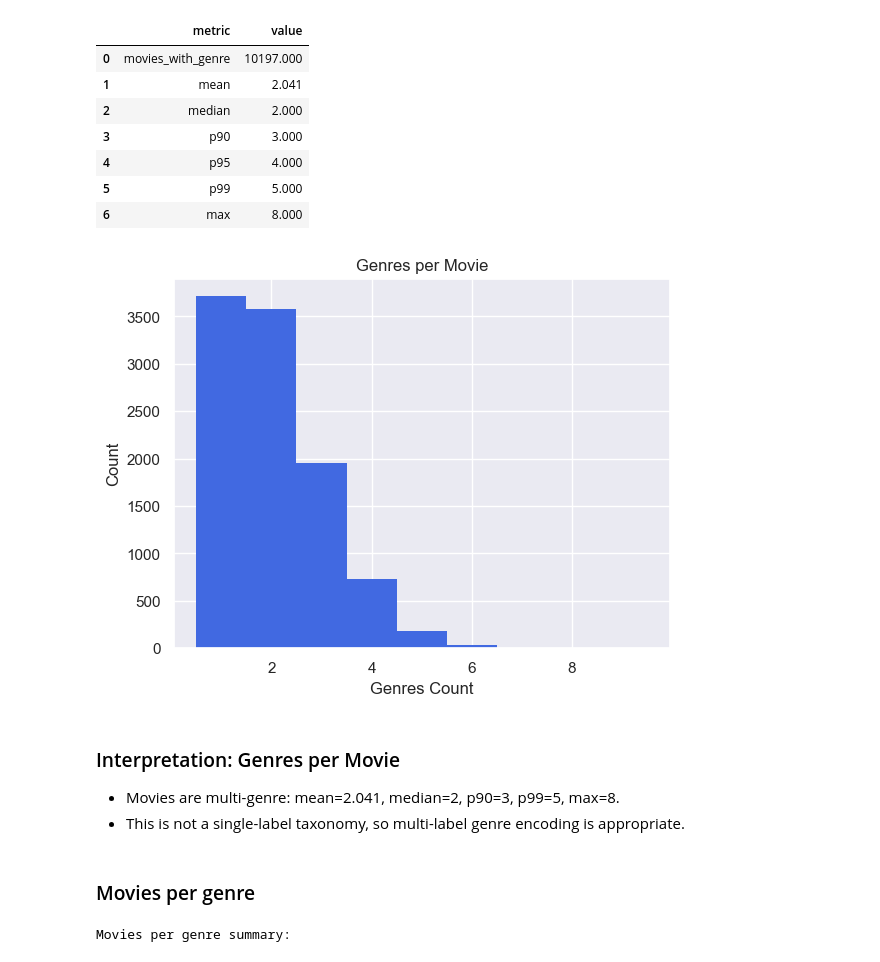
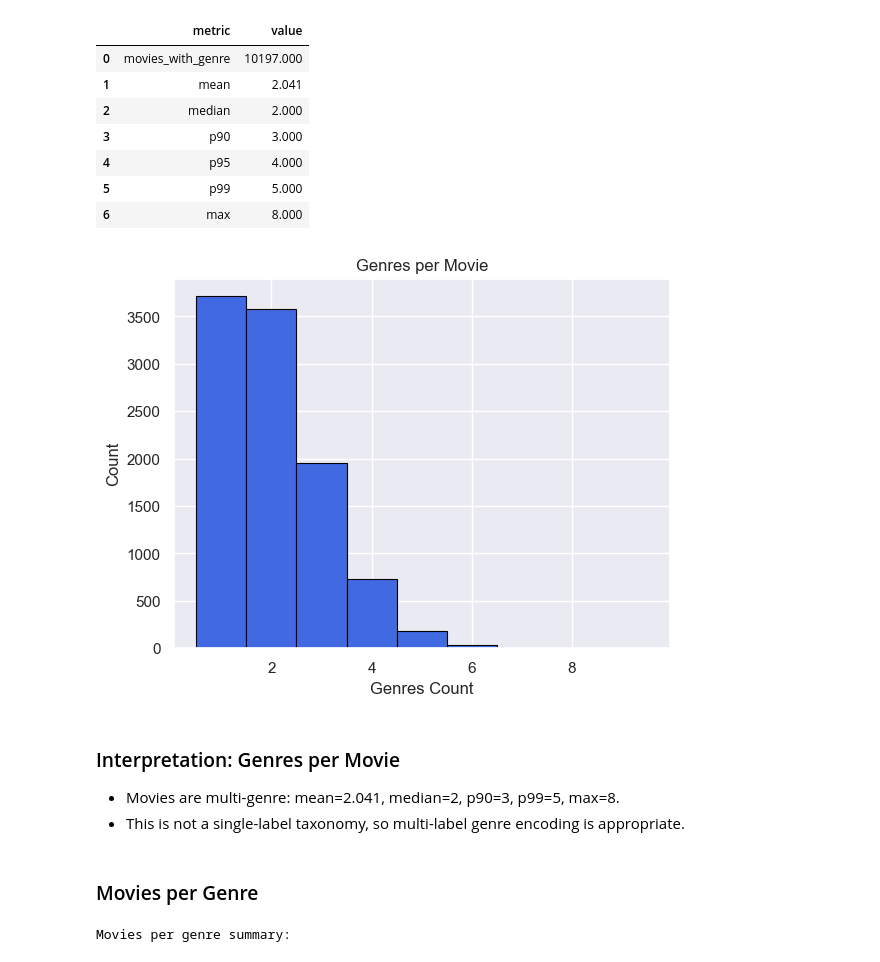
Before and after one commit to Mateusz1645/explainable-recsys, a Jupyter notebook: notebooks/01_eda.ipynb, the cells around one changed output. Drawn from its saved outputs; the diff is of its cells as text; code cells hidden in the pictures.

Commit message:
add eda movies, user_ratedmovies, user_taggedmovies

```diff
--- a/notebooks/01_eda.ipynb
+++ b/notebooks/01_eda.ipynb
@@ -896,24 +927,25 @@ Genres per movie summary:
 | 6 | max | 8.000 |
 # %%
 GENRES_PER_MOVIE_BINS = np.arange(0.5, 9.6, 1.0).tolist()
-
 plt.hist(
     genres_per_movie["distribution"],
     bins=GENRES_PER_MOVIE_BINS,
     color=PRIMARY_COLOR,
+    edgecolor="black",
+    linewidth=0.8,
 )
 plt.title("Genres per Movie")
 plt.xlabel("Genres Count")
 plt.ylabel("Count")
 plt.show()
 # %% [output]
-[figure, old version]
+[figure, new version]
 # %% [markdown]
 ### Interpretation: Genres per Movie
 - Movies are multi-genre: mean=2.041, median=2, p90=3, p99=5, max=8.
 - This is not a single-label taxonomy, so multi-label genre encoding is appropriate.
 # %% [markdown]
-### Movies per genre
+### Movies per Genre
 # %%
 movies_per_genre = movies_per_genre_report(movie_genres_df)
 
```
Also changed, not shown: parts of 77 cells of this notebook, 6 other files.
